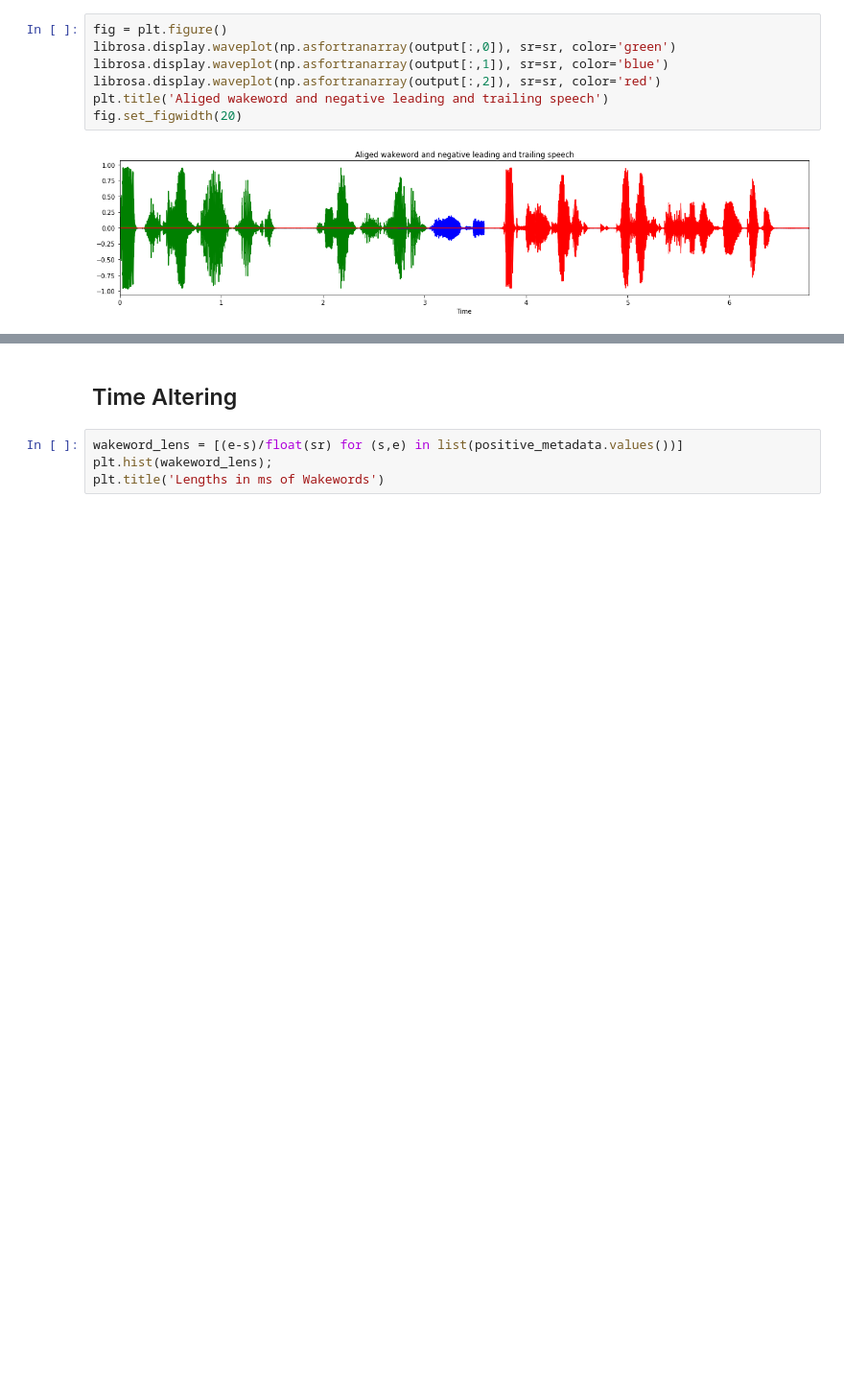
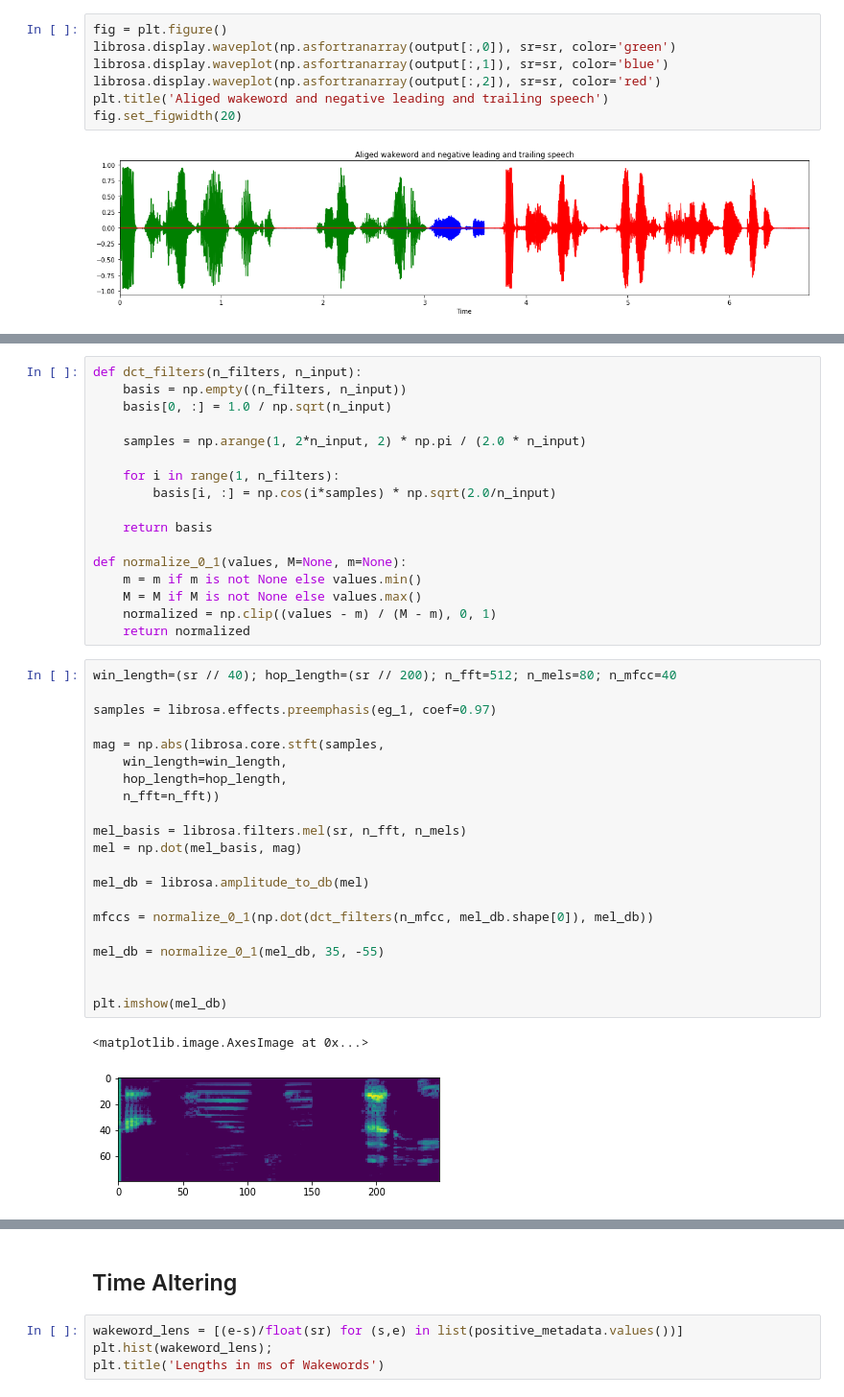
Before and after one commit to ilyakava/py3fst, a Jupyter notebook: data_augment.ipynb, the cells around one changed output, grey strips where cells are left out. Shown at 96% size. Saved outputs shown, nothing was run; the diff lists cells and outputs as text; blank space fills up the shorter version.

```diff
--- a/data_augment.ipynb
+++ b/data_augment.ipynb
@@ -249,0 +251,41 @@ len(eg_1)
+# %%
+def dct_filters(n_filters, n_input):
+    basis = np.empty((n_filters, n_input))
+    basis[0, :] = 1.0 / np.sqrt(n_input)
+
+    samples = np.arange(1, 2*n_input, 2) * np.pi / (2.0 * n_input)
+
+    for i in range(1, n_filters):
+        basis[i, :] = np.cos(i*samples) * np.sqrt(2.0/n_input)
+
+    return basis
+
+def normalize_0_1(values, M=None, m=None):
+    m = m if m is not None else values.min()
+    M = M if M is not None else values.max()
+    normalized = np.clip((values - m) / (M - m), 0, 1)
+    return normalized
+# %%
+win_length=(sr // 40); hop_length=(sr // 200); n_fft=512; n_mels=80; n_mfcc=40
+
+samples = librosa.effects.preemphasis(eg_1, coef=0.97)
+
+mag = np.abs(librosa.core.stft(samples,
+    win_length=win_length,
+    hop_length=hop_length,
+    n_fft=n_fft))
+
+mel_basis = librosa.filters.mel(sr, n_fft, n_mels)
+mel = np.dot(mel_basis, mag)
+
+mel_db = librosa.amplitude_to_db(mel)
+
+mfccs = normalize_0_1(np.dot(dct_filters(n_mfcc, mel_db.shape[0]), mel_db))
+
+mel_db = normalize_0_1(mel_db, 35, -55)
+
+
+plt.imshow(mel_db)
+# %% [output]
+<matplotlib.image.AxesImage at 0x...>
+[figure, added]
```
Also changed, not shown: parts of 13 cells of this notebook.
